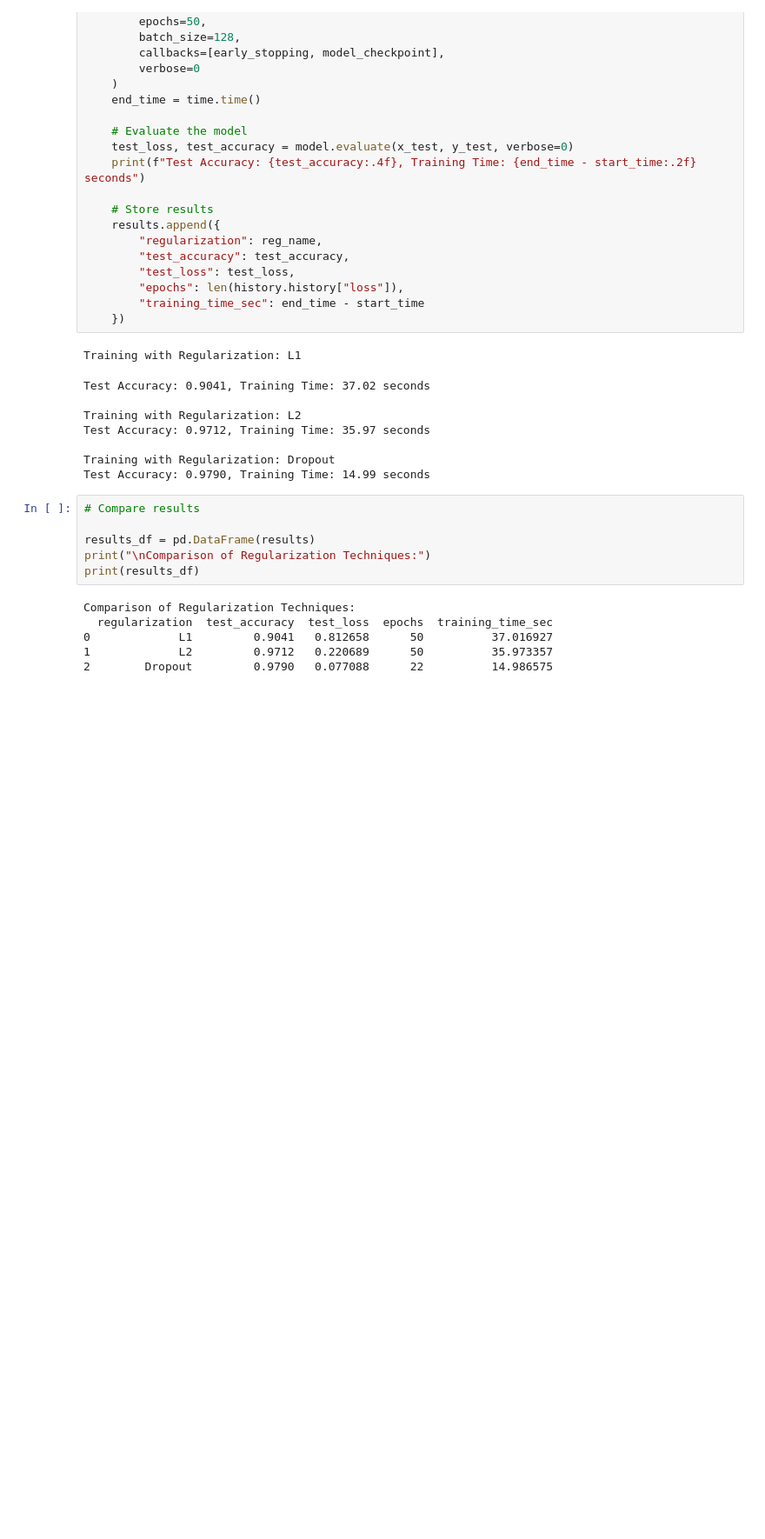
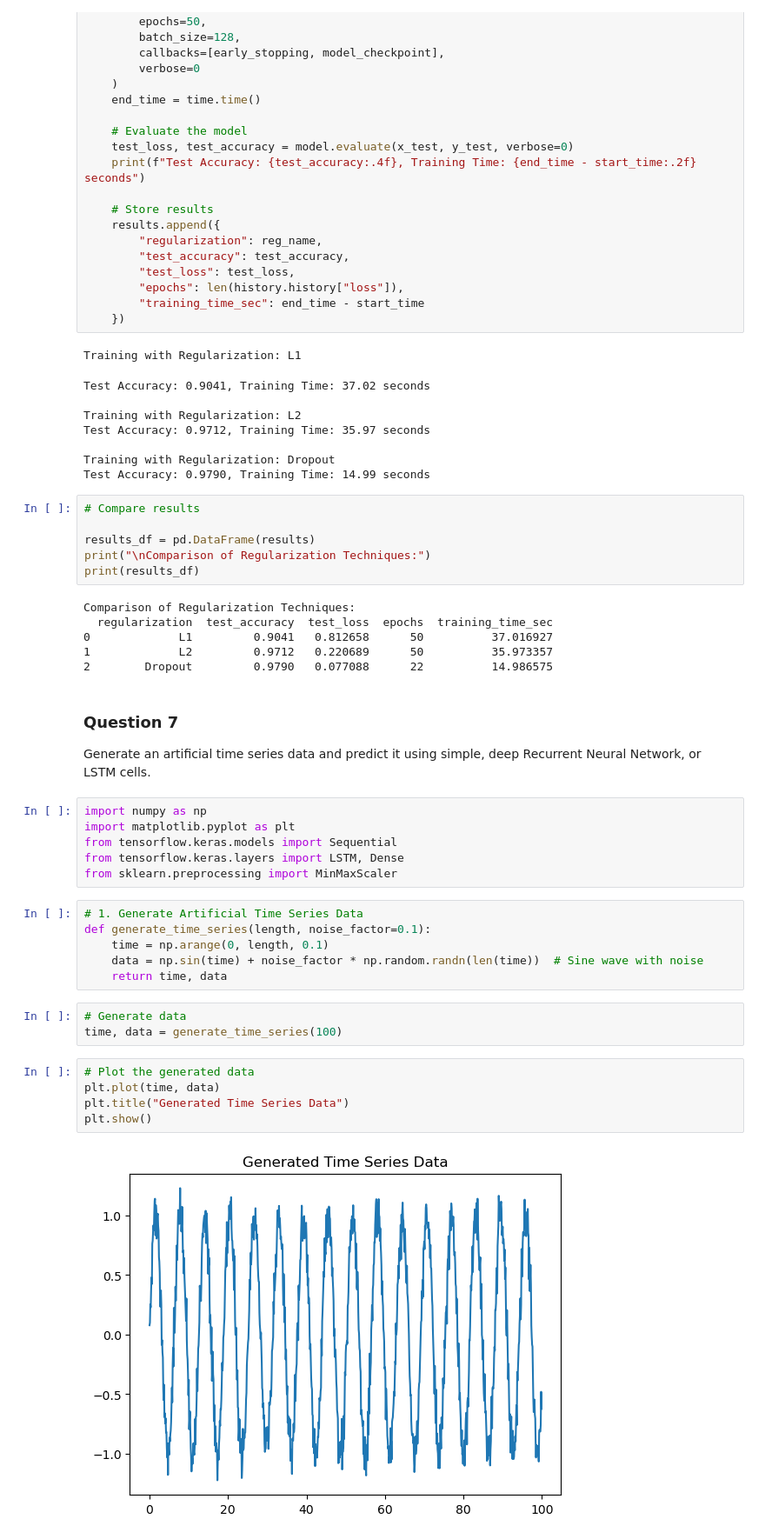
Before and after one commit to beniamine3155/deep_learning_tensorflow, a Jupyter notebook: Lab_Performance/lab_performance.ipynb, the cells around one changed output. Shown: that part at 87% size. Cells and saved outputs as stored; diff of their text form; blank space fills up the shorter version.

Commit message:
Question 7 solved

```diff
--- a/Lab_Performance/lab_performance.ipynb
+++ b/Lab_Performance/lab_performance.ipynb
@@ -405,3 +405,28 @@ Comparison of Regularization Techniques:
 0             L1         0.9041   0.812658      50          37.016927
 1             L2         0.9712   0.220689      50          35.973357
 2        Dropout         0.9790   0.077088      22          14.986575
+# %% [markdown]
+### Question 7
+Generate an artificial time series data and predict it using simple, deep Recurrent Neural Network, or LSTM cells.
+# %%
+import numpy as np
+import matplotlib.pyplot as plt
+from tensorflow.keras.models import Sequential
+from tensorflow.keras.layers import LSTM, Dense
+from sklearn.preprocessing import MinMaxScaler
+# %%
+# 1. Generate Artificial Time Series Data
+def generate_time_series(length, noise_factor=0.1):
+    time = np.arange(0, length, 0.1)
+    data = np.sin(time) + noise_factor * np.random.randn(len(time))  # Sine wave with noise
+    return time, data
+# %%
+# Generate data
+time, data = generate_time_series(100)
+# %%
+# Plot the generated data
+plt.plot(time, data)
+plt.title("Generated Time Series Data")
+plt.show()
+# %% [output]
+[figure, added]
```
Also changed, not shown: parts of 10 cells of this notebook, 2 other files.
